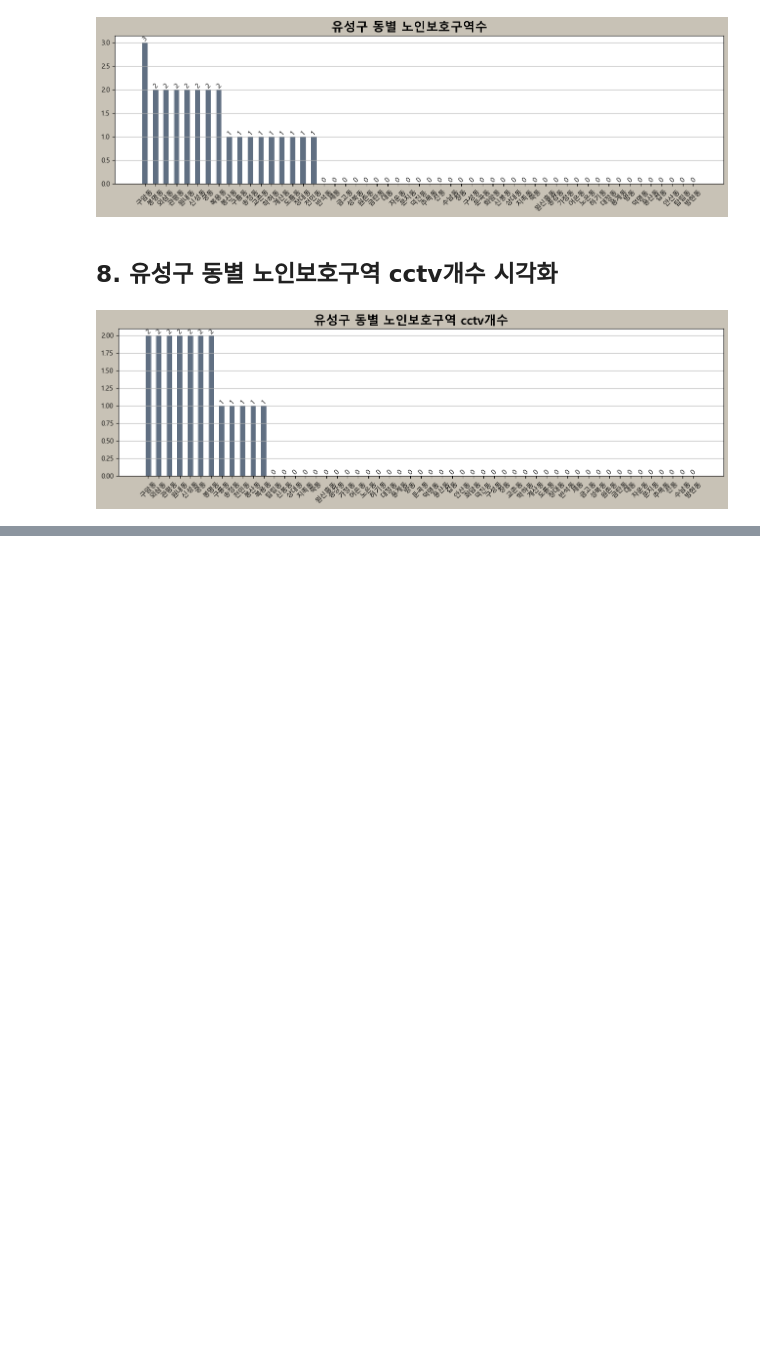
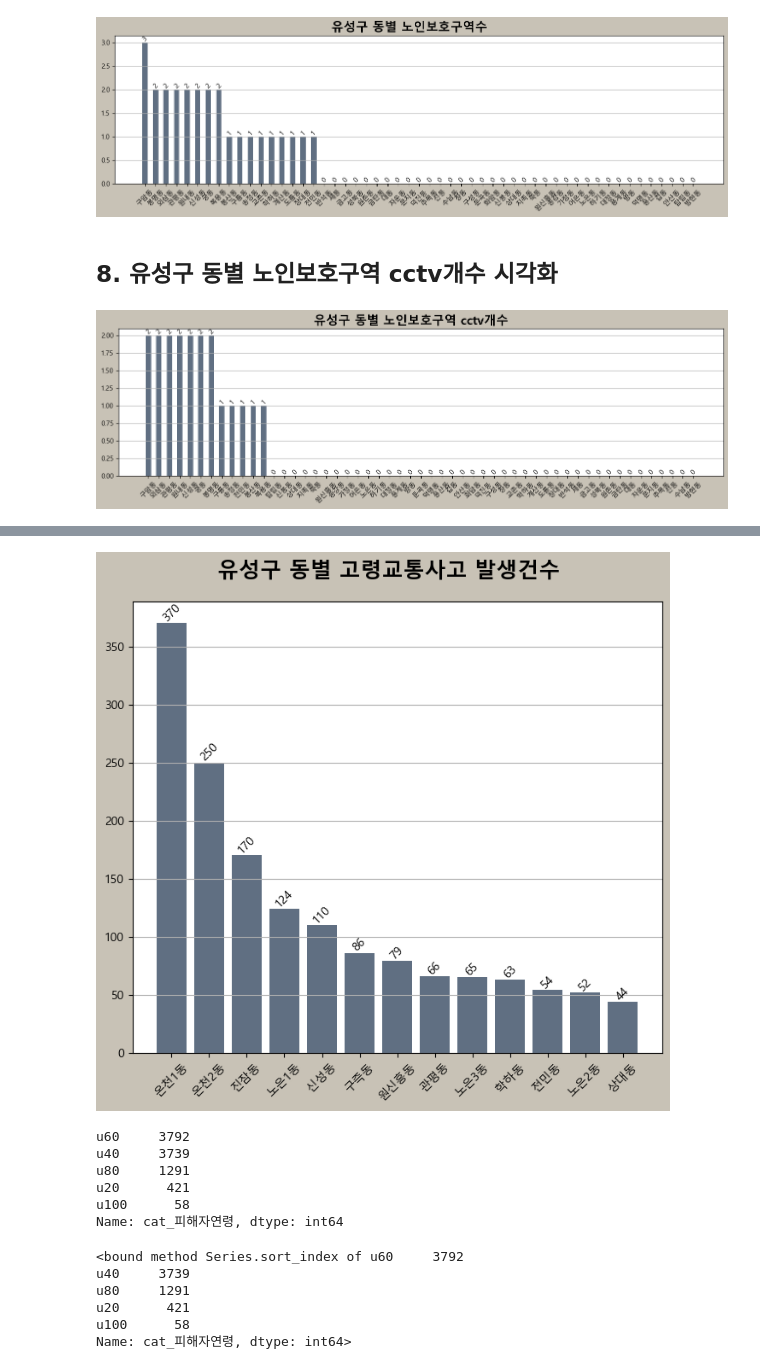
Before and after one commit to VangsillEE/eldercarac, a Jupyter notebook: EDA.ipynb, the cells around one changed output, grey strips where cells are left out. Saved outputs shown, nothing was run; the diff lists cells and outputs as text; code cells hidden in the pictures; blank space fills up the shorter version.

```diff
--- a/EDA.ipynb
+++ b/EDA.ipynb
@@ -433,3 +442,6 @@ plt.savefig('유성구 동별 2020년 시간대별 유동인구.jpeg')
 [figure]
 # %% [markdown]
 ## 3. 유성구 동별 차량등록대수 시각화
+# %%
+muli_Yuseonggu_data=muli_Yuseonggu_data.sort_values(by = ["차량등록대수"], ascending=False)
+muli_Yuseonggu_data.head()
@@ -571,0 +593,2 @@ plt.savefig('유성구 동별 노인보호구역 cctv개수.jpeg')
+# %%
+traffic_Yuseonggu_data.dropna(axis=0, inplace=True)
@@ -571,0 +608,5 @@ plt.savefig('유성구 동별 노인보호구역 cctv개수.jpeg')
+# %%
+traffic_Yuseonggu_data["피해자연령"] = list(map(lambda x : str(x).replace('세', ''), traffic_Yuseonggu_data["피해자연령"]))
+traffic_Yuseonggu_data["피해자연령"] = list(map(lambda x : str(x).replace('이상', ''), traffic_Yuseonggu_data["피해자연령"]))
+traffic_Yuseonggu_data["피해자연령"] = list(map(lambda x : str(x).replace(' ', ''), traffic_Yuseonggu_data["피해자연령"]))
+traffic_Yuseonggu_data["피해자연령"] = traffic_Yuseonggu_data["피해자연령"].astype(int)
@@ -571,0 +626,3 @@ plt.savefig('유성구 동별 노인보호구역 cctv개수.jpeg')
+# %%
+over60_traffic_Yuseonggu_data = traffic_Yuseonggu_data[traffic_Yuseonggu_data["피해자연령"]>=60]
+over60_traffic_Yuseonggu_data["행정동이름"].value_counts().sort_values(ascending=False)
@@ -571,0 +644,14 @@ plt.savefig('유성구 동별 노인보호구역 cctv개수.jpeg')
+# %%
+plt.figure(figsize=(8,7), dpi=100, facecolor='#C8C2B6')
+X = over60_traffic_Yuseonggu_data["행정동이름"].value_counts().sort_values(ascending=False).index
+Y = over60_traffic_Yuseonggu_data["행정동이름"].value_counts().sort_values(ascending=False)
+plt.bar(X,Y, color = "#606F82")
+for i, row in enumerate(range(len(X))):
+    plt.text(X[i],Y[i],"{}".format(Y[i]), size = 10, va= "bottom", ha = "center",rotation=45)
+plt.suptitle("유성구 동별 고령교통사고 발생건수",fontsize=18, y=0.95, fontweight = 'bold')
+plt.xticks(rotation=45)
+plt.grid(axis = "y")
+
+plt.savefig('유성구 동별 고령교통사고 발생건수.jpeg')
+# %% [output]
+[figure, added]
@@ -571,0 +665,19 @@ plt.savefig('유성구 동별 노인보호구역 cctv개수.jpeg')
+# %%
+traffic_Yuseonggu_data['cat_피해자연령'] = pd.cut(traffic_Yuseonggu_data["피해자연령"], bins =[0,20,40, 60,80, 100], labels = ["u20","u40", "u60", "u80","u100"])
+traffic_Yuseonggu_data['cat_피해자연령'].value_counts()
+# %% [output]
+u60     3792
+u40     3739
+u80     1291
+u20      421
+u100      58
+Name: cat_피해자연령, dtype: int64
+# %%
+traffic_Yuseonggu_data['cat_피해자연령'].value_counts().sort_index
+# %% [output]
+<bound method Series.sort_index of u60     3792
+u40     3739
+u80     1291
+u20      421
+u100      58
+Name: cat_피해자연령, dtype: int64>
```
Also changed, not shown: parts of 11 cells of this notebook.
